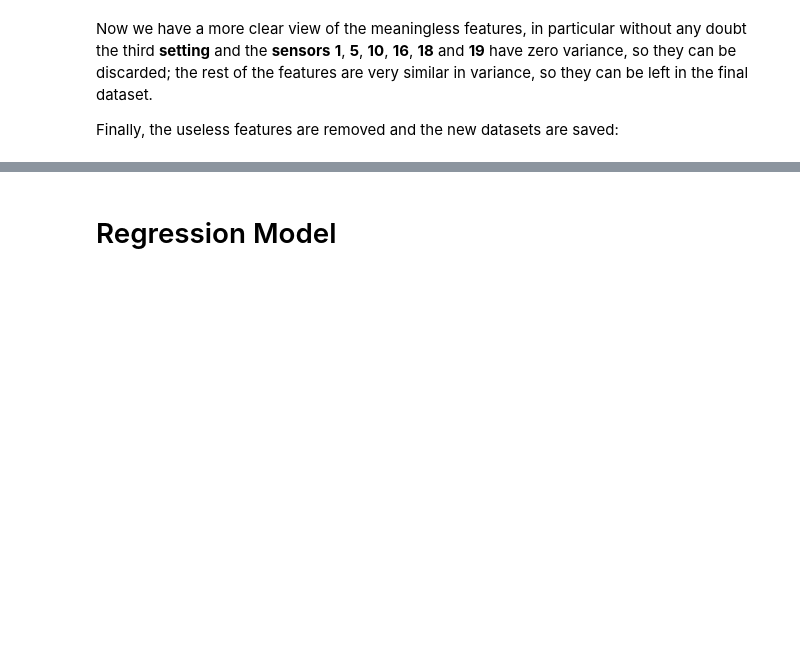
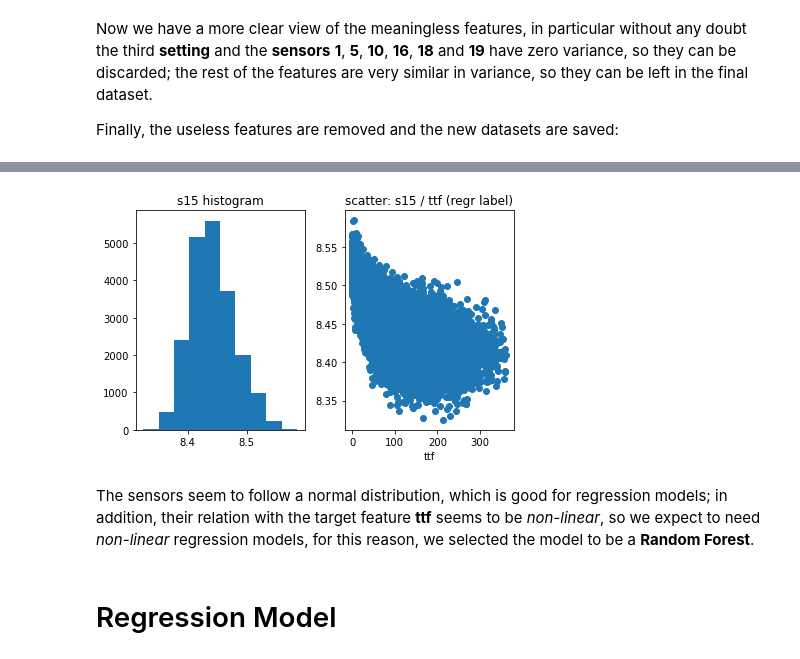
Before and after one commit to Megalodonte/BGHWSW, a Jupyter notebook: Aircraft-pred-main/predictive-maintenance-master/final.ipynb, the cells around one changed output, grey strips where cells are left out. Cells and saved outputs as stored; diff of their text form; code cells hidden in the pictures; blank space fills up the shorter version.

```diff
--- a/Aircraft-pred-main/predictive-maintenance-master/final.ipynb
+++ b/Aircraft-pred-main/predictive-maintenance-master/final.ipynb
@@ -582,3 +622,20 @@ df_test_selected.to_csv('data/testmine_selected.csv', index=False)
+# %%
+fig = plt.figure()
+histogram = fig.add_subplot(121)
+histogram.set_title('s15 histogram')
+histogram.hist(df_train["s15"])
+
+scatterplot = fig.add_subplot(122)
+scatterplot.set_title("scatter: s15 / ttf (regr label)")
+scatterplot.set_xlabel('ttf')
+scatterplot.scatter(df_train['ttf'],df_train["s15"])
+
+plt.tight_layout()
+plt.show()
+# %% [output]
+[figure, added]
+# %% [markdown]
+The sensors seem to follow a normal distribution, which is good for regression models; in addition, their relation with the target feature **ttf** seems to be *non-linear*, so we expect to need *non-linear* regression models, for this reason, we selected the model to be a **Random Forest**.
 # %% [markdown]
 # Regression Model
 # %%
```
Also changed, not shown: parts of 5 cells of this notebook.
